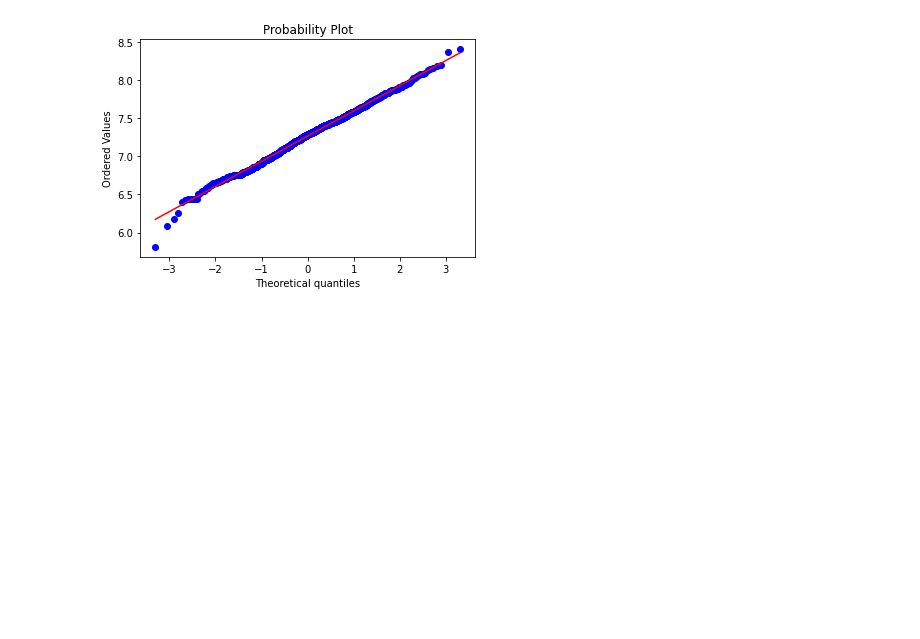
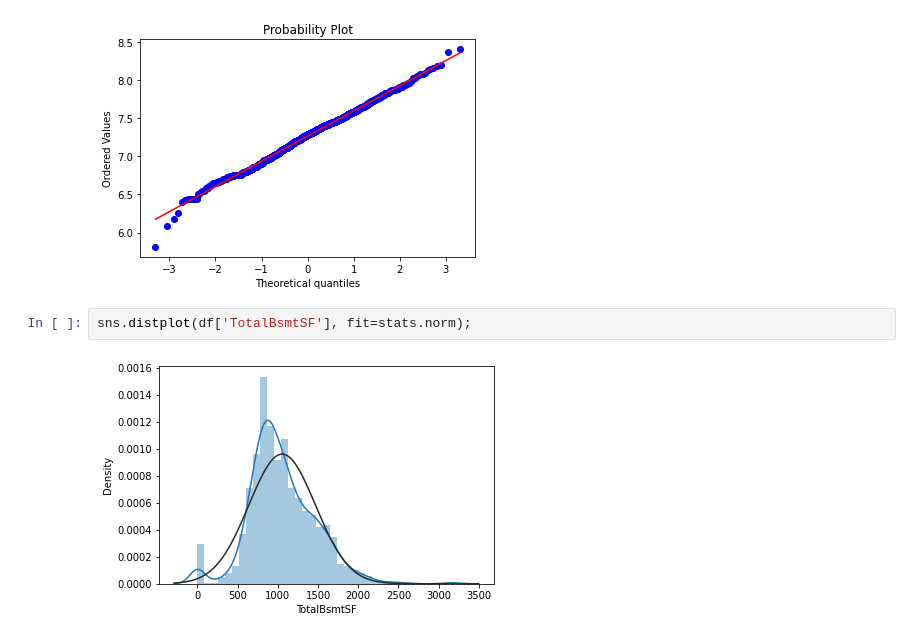
Before and after one commit to bhavnish97/DataScience-Concepts, a Jupyter notebook: DataAnalysis_HousePriceData.ipynb, the cells around one changed output. Cells and saved outputs as stored; diff of their text form; blank space fills up the shorter version.

```diff
--- a/DataAnalysis_HousePriceData.ipynb
+++ b/DataAnalysis_HousePriceData.ipynb
@@ -469,3 +469,7 @@ sns.distplot(df['GrLivArea'], fit=stats.norm);
 stats.probplot(df['GrLivArea'], plot=plt);
 # %% [output]
 [figure]
+# %%
+sns.distplot(df['TotalBsmtSF'], fit=stats.norm);
+# %% [output]
+[figure, added]
```
Also changed, not shown: parts of 10 cells of this notebook.
